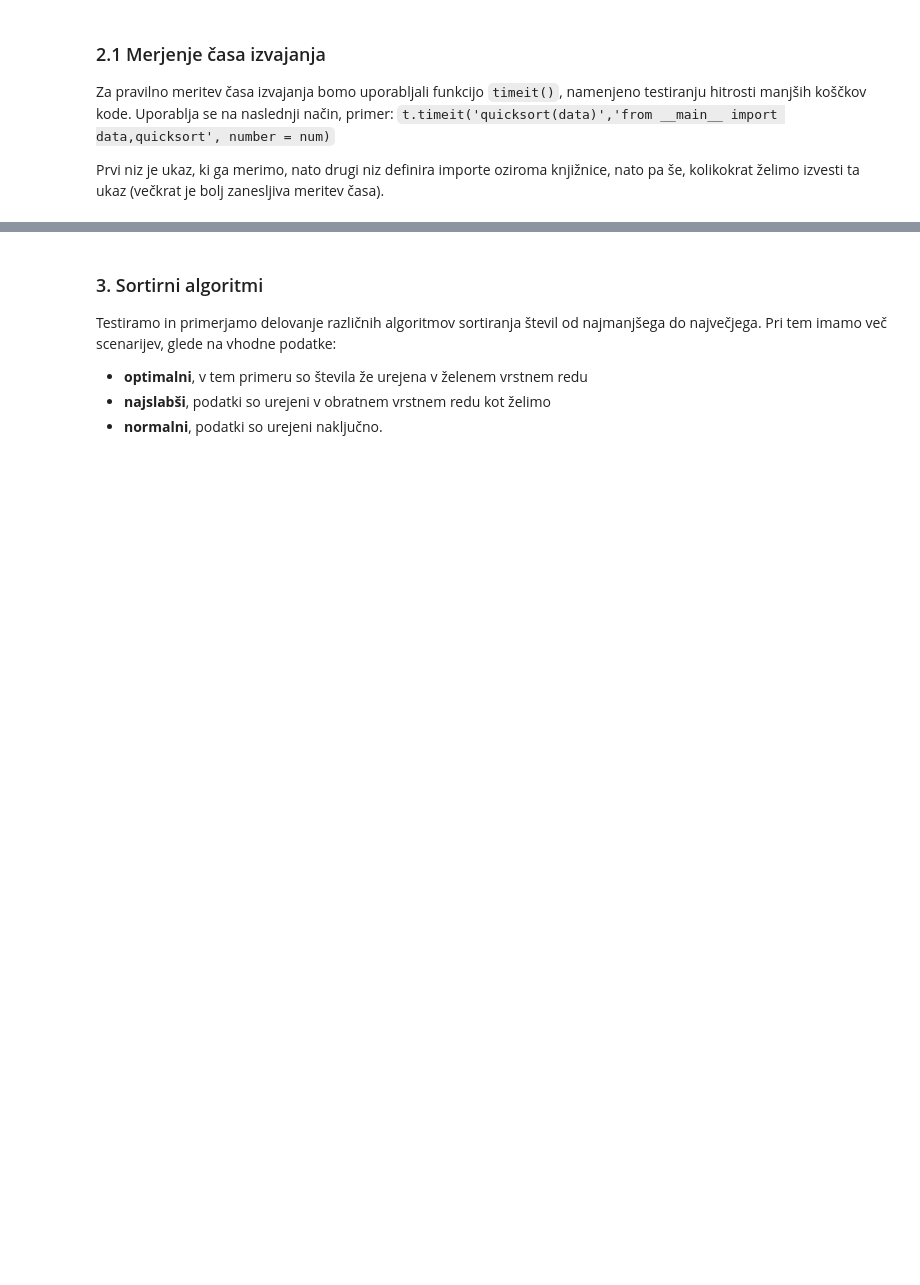
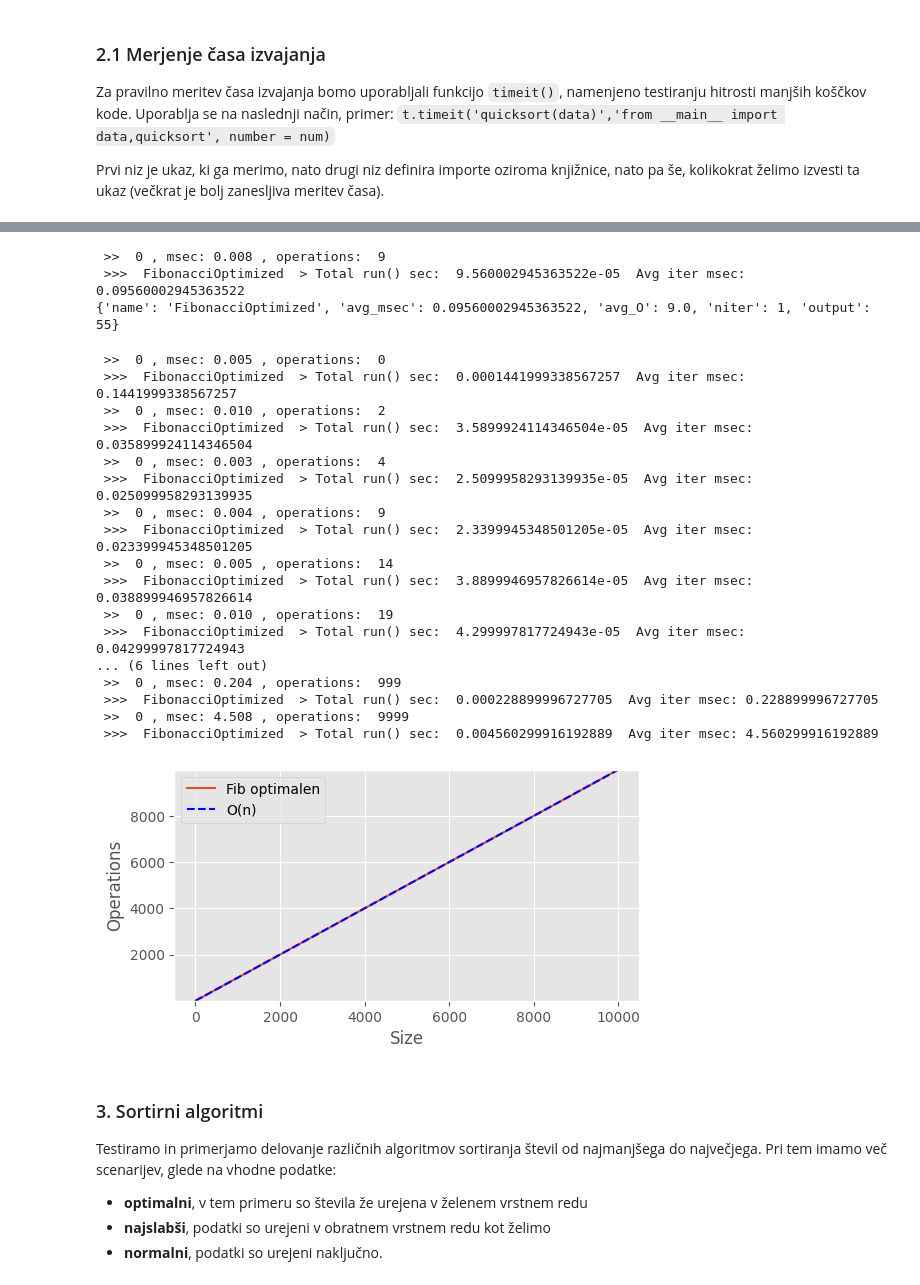
Before and after one commit to jzaletelj/OTK25, a Jupyter notebook: Lab_01/solutions/26-02_AlgoComplexity_03b_S.ipynb, the cells around one changed output, grey strips where cells are left out. Drawn from its saved outputs; the diff is of its cells as text; code cells hidden in the pictures; blank space fills up the shorter version.

```diff
--- a/Lab_01/solutions/26-02_AlgoComplexity_03b_S.ipynb
+++ b/Lab_01/solutions/26-02_AlgoComplexity_03b_S.ipynb
@@ -23,3 +25,6 @@ def FibonacciRec(N:int):
     return FibonacciRec(N - 1) + FibonacciRec(N - 2)
 
 # Test fibonacci: compute results for N 1 .. 20
+for i in range(1,20):
+    f10 = FibonacciRec(i)
+    print(f10)
@@ -153,3 +213,7 @@ class FibonacciOptimized(Algorithm):
 s = FibonacciOptimized()
 s.data_params = {'N': 10}
 print(s.run(1))
+# %% [output]
+ >>  0 , msec: 0.008 , operations:  9
+ >>>  FibonacciOptimized  > Total run() sec:  9.560002945363522e-05  Avg iter msec: 0.09560002945363522
+{'name': 'FibonacciOptimized', 'avg_msec': 0.09560002945363522, 'avg_O': 9.0, 'niter': 1, 'output': 55}
@@ -158,3 +220,55 @@ print(s.run(1))
+# %%
+# 2.7 Testing Fibonacci optimized
+
+size = np.array([]) #this array will store the current dataset size
+t_list = np.array([]) #store processing time here
+oper_list = np.array([]) #store processing operations here
+num = 1 # evaluation repetition (keep at 1 for now)
+
+n_list = [1,3,5,10,15, 20, 25, 30, 100, 1000, 10000]
+
+s = FibonacciOptimized()
+s.data_params = {'N': 1}
+
+for n in n_list:
+    s.data_params['N'] = n
+    result = s.run(ntimes=num)
+    size = np.append(size, n)
+    oper_list = np.append(oper_list, result['avg_O'])
+
+ax = plt.figure(figsize=[6,3])
+plt.plot(n_list, oper_list, label='Fib optimalen')
+
+#O2n = [np.float_power(1.67, n) for n in n_list]
+#plt.plot(n_list, O2n, 'b', label='2**n')
+
+Olin = [n for n in n_list]
+plt.plot(n_list, Olin, 'b--', label='O(n)')
+
+plt.ylim(1, max(oper_list))
+plt.xlabel('Size')
+plt.ylabel('Operations')
+plt.legend()
+plt.show()
+# %% [output]
+ >>  0 , msec: 0.005 , operations:  0
+ >>>  FibonacciOptimized  > Total run() sec:  0.0001441999338567257  Avg iter msec: 0.1441999338567257
+ >>  0 , msec: 0.010 , operations:  2
+ >>>  FibonacciOptimized  > Total run() sec:  3.5899924114346504e-05  Avg iter msec: 0.035899924114346504
+ >>  0 , msec: 0.003 , operations:  4
+ >>>  FibonacciOptimized  > Total run() sec:  2.5099958293139935e-05  Avg iter msec: 0.025099958293139935
+ >>  0 , msec: 0.004 , operations:  9
+ >>>  FibonacciOptimized  > Total run() sec:  2.3399945348501205e-05  Avg iter msec: 0.023399945348501205
+ >>  0 , msec: 0.005 , operations:  14
+ >>>  FibonacciOptimized  > Total run() sec:  3.8899946957826614e-05  Avg iter msec: 0.038899946957826614
+ >>  0 , msec: 0.010 , operations:  19
+ >>>  FibonacciOptimized  > Total run() sec:  4.299997817724943e-05  Avg iter msec: 0.04299997817724943
+... (6 lines left out)
+ >>  0 , msec: 0.204 , operations:  999
+ >>>  FibonacciOptimized  > Total run() sec:  0.000228899996727705  Avg iter msec: 0.228899996727705
+ >>  0 , msec: 4.508 , operations:  9999
+ >>>  FibonacciOptimized  > Total run() sec:  0.004560299916192889  Avg iter msec: 4.560299916192889
+[figure, added]
 # %% [markdown]
 ### 3. Sortirni algoritmi
 
```
Also changed, not shown: parts of 9 cells of this notebook.
